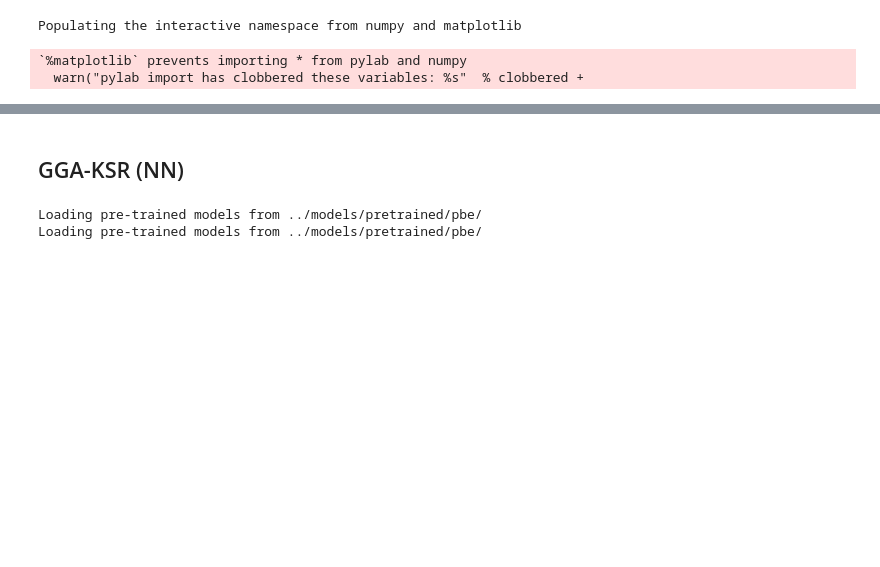
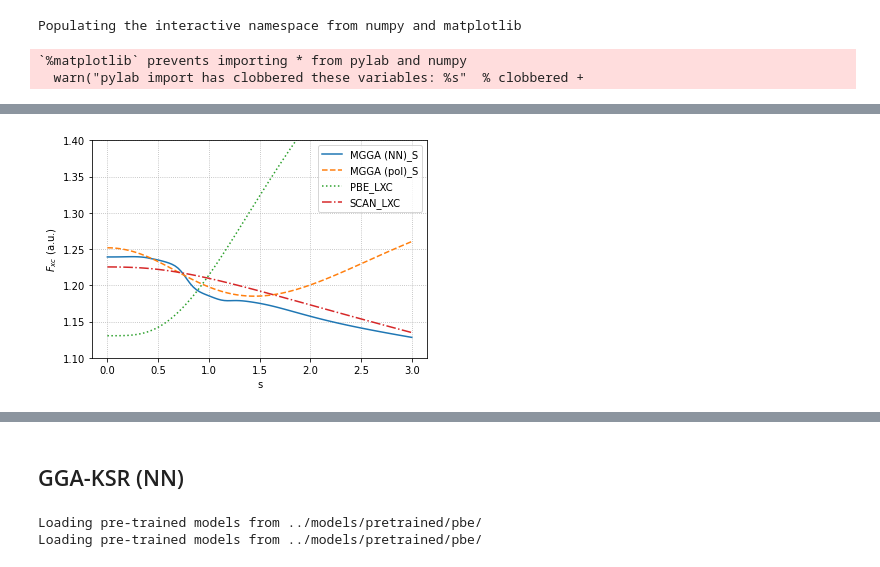
Before and after one commit to semodi/dpyscf, a Jupyter notebook: notebooks/plot_enhancement_general.ipynb, the cells around one changed output, grey strips where cells are left out. Saved outputs shown, nothing was run; the diff lists cells and outputs as text; code cells hidden in the pictures; blank space fills up the shorter version.

```diff
--- a/notebooks/plot_enhancement_general.ipynb
+++ b/notebooks/plot_enhancement_general.ipynb
@@ -96,0 +120,10 @@ def plot_x_and_c(models, rs = [0.1, 1, 5], s_range=[0, 3], alpha_range=None):
+# %%
+xc_s = torch.jit.load('/gpfs/home/smdick/dpyscf/exp/MGGA_REACTION2/xc')
+xc_s_pol = torch.jit.load('/gpfs/home/smdick/dpyscf/exp/MGGA_POL_SHUTDOWN/xc')
+plot_fxc({"MGGA (NN)_S": xc_s,"MGGA (pol)_S": xc_s_pol,"PBE_LXC":"GGA_X_PBE, GGA_C_PBE",'SCAN_LXC':"MGGA_X_SCAN, MGGA_C_SCAN"}, s_range=[0, 3],rs=[1],alpha_range=[0])
+ylim(1.1,1.4)
+# legend([])
+grid(ls=':')
+savefig('../figs/Fxc_mgga_alpha0.pdf',bbox_inches='tight')
+# %% [output]
+[figure, added]
```
Also changed, not shown: parts of 38 cells of this notebook, 18 other files.
